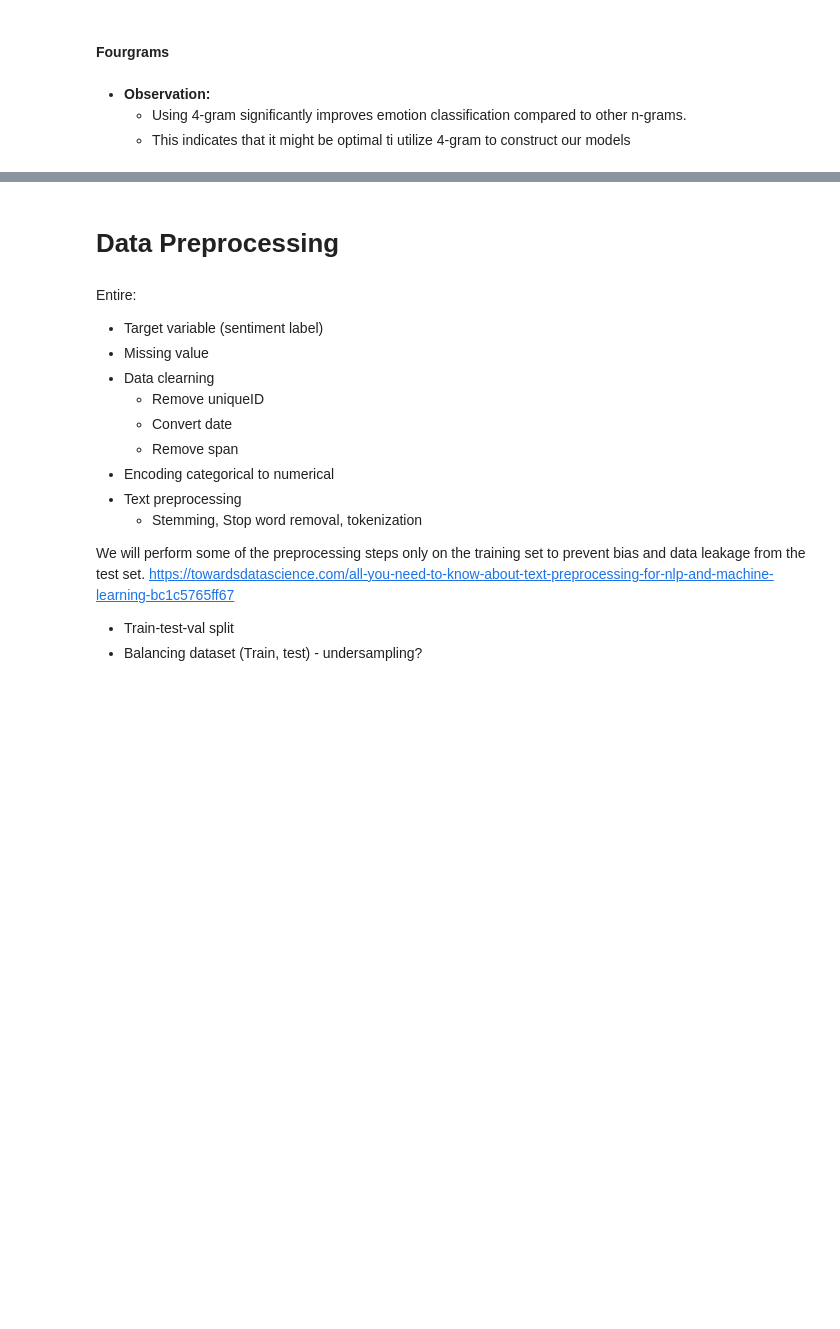
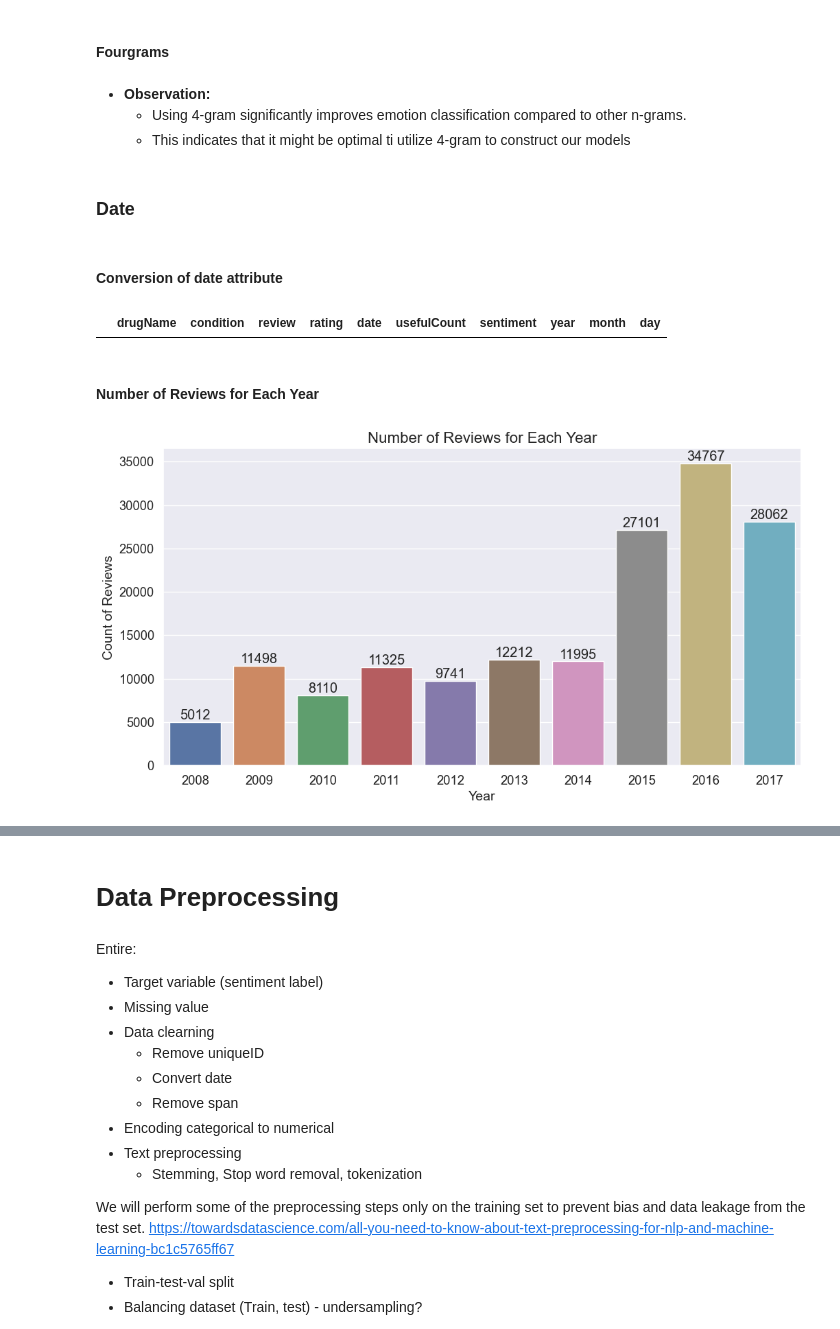
Before and after one commit to helenaglaring/AIML, a Jupyter notebook: AIML_drug_review.ipynb, the cells around one changed output, grey strips where cells are left out. Saved outputs shown, nothing was run; the diff lists cells and outputs as text; code cells hidden in the pictures; blank space fills up the shorter version.

```diff
--- a/AIML_drug_review.ipynb
+++ b/AIML_drug_review.ipynb
@@ -772,3 +790,41 @@ make_subplots(trace_1_5, trace_6_10, "Fourgram")
 - **Observation:**
     - Using 4-gram significantly improves emotion classification compared to other n-grams.
     - This indicates that it might be optimal ti utilize 4-gram to construct our models
+# %% [markdown]
+### Date
+# %% [markdown]
+#### Conversion of date attribute
+# %%
+# Converting entries in 'date'-column into date-time format
+df['date'] = pd.to_datetime(df['date'], errors = 'coerce')
+
+# Extracting year from date creating 'year' attribute
+df['year'] = df['date'].dt.year
+
+# Extracting month from date, creating 'month' attribute
+df['month'] = df['date'].dt.month
+
+# Extracting day from the date creating 'day' attribute
+df['day'] = df['date'].dt.day
+# %%
+# Checking for NaN in 'date' column
+df[df['date'].isna()]
+# %% [output]
+|  | drugName | condition | review | rating | date | usefulCount | sentiment | year | month | day |
+# %% [markdown]
+#### Number of Reviews for Each Year
+# %%
+# Making a plot for number of reviews based on 'year'
+plt.rcParams['figure.figsize'] = (12, 6)
+sns_=sns.countplot(df['year'])
+
+# add labels to bar
+for i in sns_.containers:
+    sns_.bar_label(i,)
+
+plt.title('Number of Reviews for Each Year', fontsize = 16)
+plt.xlabel('Year', fontsize = 14)
+plt.ylabel('Count of Reviews', fontsize = 14)
+plt.show()
+# %% [output]
+[figure, added]
```
Also changed, not shown: parts of 15 cells of this notebook.
